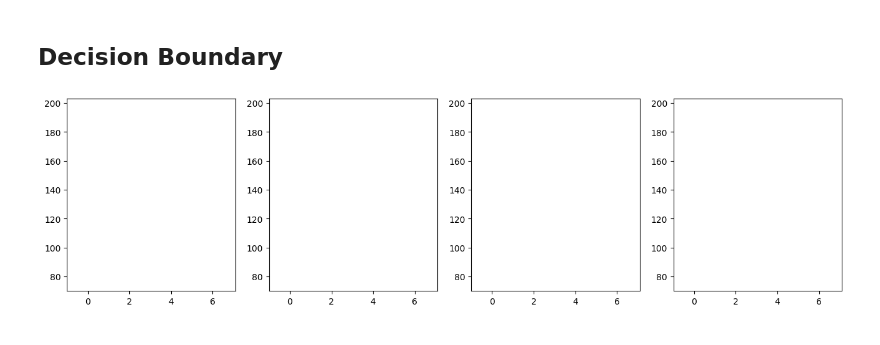
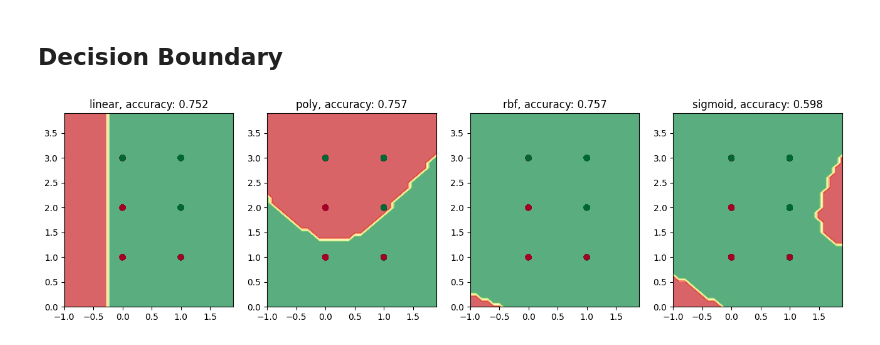
Before and after one commit to chrisistrati/Sigmoid-Homework, a Jupyter notebook: 09_SVM.ipynb, the cells around one changed output. Drawn from its saved outputs; the diff is of its cells as text; code cells hidden in the pictures.

```diff
--- a/09_SVM.ipynb
+++ b/09_SVM.ipynb
@@ -5,6 +5,6 @@ import matplotlib.pyplot as plt
 import warnings
 warnings.filterwarnings("ignore")
 
-df = pd.read_csv("csvs\heart.csv")
+df = pd.read_csv("csvs/titanicdata.csv")
 df.head()
 # %% [output]
@@ -16,0 +17,5 @@ df.head()
+# %%
+df.drop(columns=["Name", "Cabin"], inplace=True)
+df.dropna(inplace=True)
+#droppin the name column because its insignificant and the cabin column because it has insufficient data
+df.head()
@@ -17,3 +29,9 @@ df.head()
+# %%
+from sklearn.preprocessing import LabelEncoder
+le = LabelEncoder()
+
+for column in ["Sex", "Ticket", "Embarked"]:
+    df[column] = le.fit_transform(df[column])
 # %%
 df.info()
 # %% [output]
@@ -45,10 +63,10 @@ from sklearn.metrics import accuracy_score
 scalers = [None, StandardScaler(), MinMaxScaler(), MaxAbsScaler()]
 accuracies = {}
 
-X = df.drop(columns=["target"])
-y = df["target"]
+X = df.drop(columns=["Survived"])
+y = df["Survived"]
 
-X_train, X_test, y_train, y_test = train_test_split(X, y, test_size=0.3, random_state=42)
+X_train, X_test, y_train, y_test = train_test_split(X, y, test_size=0.2, random_state=41)
 
 clf = LinearSVC()
 
@@ -101,9 +127,10 @@ df_corr = df[["oldpeak", "thalach", "target"]]
 ## Decision Boundary
 # %%
 from sklearn.svm import SVC
+from sklearn.metrics import accuracy_score
 
-X = np.array(df_corr[["oldpeak", "thalach"]])
-y = np.array(df_corr["target"])
+X = np.array(df[["Sex", "Pclass"]])
+y = np.array(df["Survived"])
 
 scaler = StandardScaler()
 
@@ -119,32 +146,37 @@ min1, max1 = X[:, 0].min()-1, X[:, 0].max()+1
 min2, max2 = X[:, 1].min()-1, X[:, 1].max()+1
 
 # define the x and y scale
 x1grid = np.arange(min1, max1, 0.1)
 x2grid = np.arange(min2, max2, 0.1)
 
 # create all of the lines and rows of the grid
 xx, yy = np.meshgrid(x1grid, x2grid)
 
 # flatten each grid to a vector
 r1, r2 = xx.flatten(), yy.flatten()
 r1, r2 = r1.reshape((len(r1), 1)), r2.reshape((len(r2), 1))
 
 # horizontal stack vectors to create x1,x2 input for the model
 grid = np.hstack((r1,r2))
 
 fig, axes = plt.subplots(1, 4, figsize = (16, 4))
 
 for i, kernel in enumerate(kernels):
     clf = SVC(kernel=kernel, random_state=42)
     clf.fit(X_train_scaled, y_train)
 
     # make predictions for the grid
     yhat = clf.predict(grid)
 
+    score = clf.score(X_test_scaled, y_test)
+    score = round(score, 3)
+
     # reshape the predictions back into a grid
     zz = yhat.reshape(xx.shape)
 
     # plot the grid of x, y and z values as a surface
-    axes[i].contourf(xx, yy, zz, alpha = 0)
+    axes[i].contourf(xx, yy, zz, cmap="RdYlGn_r", alpha = 0.7)
+    axes[i].scatter(X[:, 0], X[:, 1], cmap="RdYlGn_r", c=y)
+    axes[i].set_title(f"{kernel}, accuracy: {score}")
 # %% [output]
-[figure, old version]
+[figure, new version]
```
Also changed, not shown: parts of 19 cells of this notebook.
